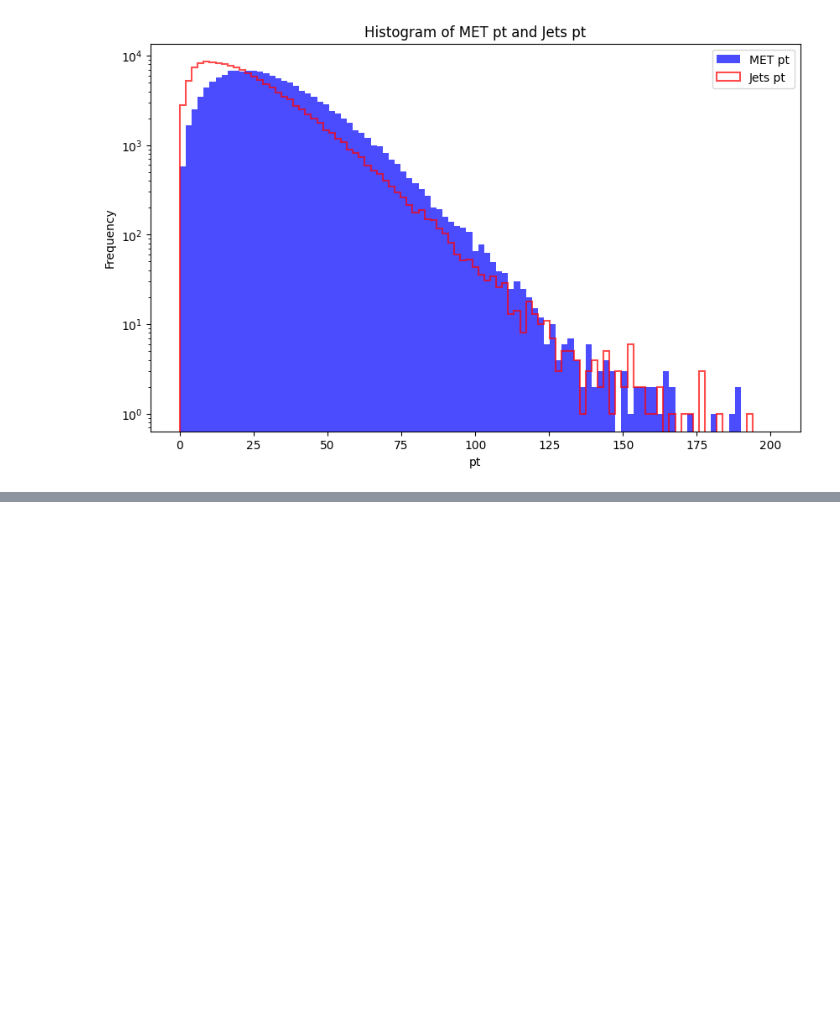
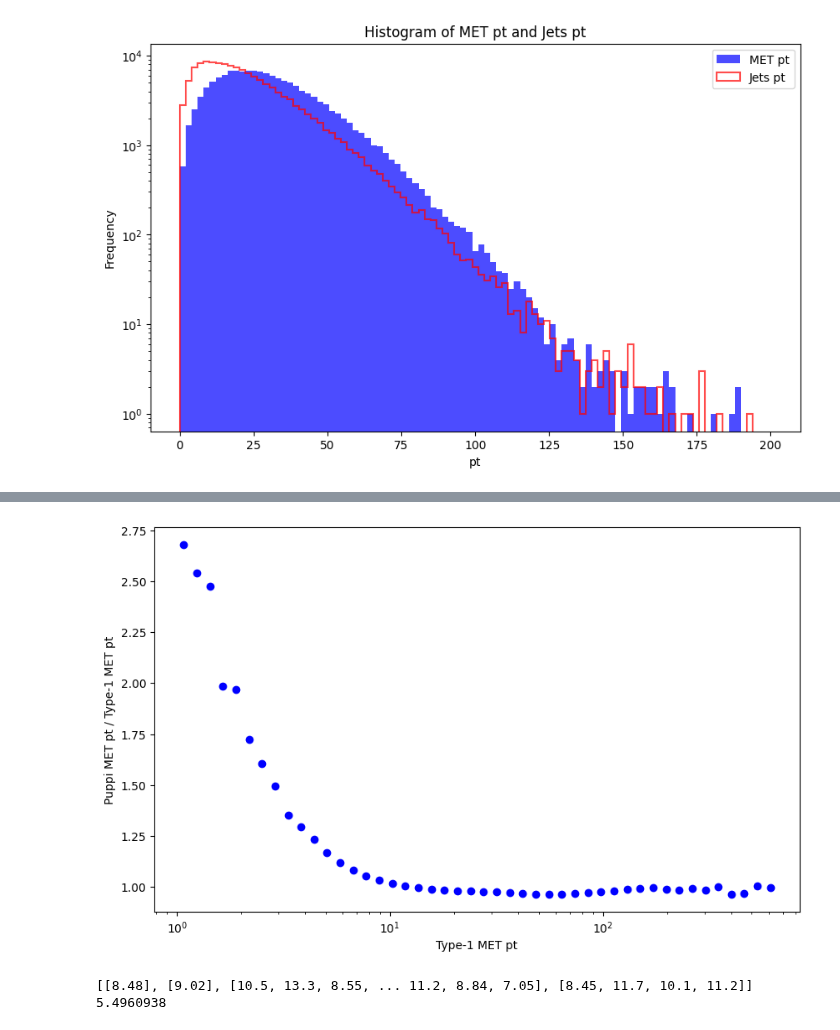
Before and after one commit to thierryharte/AnalysisConfigs, a Jupyter notebook: configs/MET_studies/MET_studies.ipynb, the cells around one changed output, grey strips where cells are left out. Saved outputs shown, nothing was run; the diff lists cells and outputs as text; code cells hidden in the pictures; blank space fills up the shorter version.

```diff
--- a/configs/MET_studies/MET_studies.ipynb
+++ b/configs/MET_studies/MET_studies.ipynb
@@ -375,0 +501,28 @@ plt.show()
+# %%
+#plot the average of the ratio for different bins of cal_met
+bins_met= np.logspace(0, 3, 50)  # Bins for MET pt from 1 to 1000
+bin_means = []
+bin_edges = []
+for i in range(len(bins_met) - 1):
+    mask = (cal_met.pt >= bins_met[i]) & (cal_met.pt < bins_met[i + 1])
+    if ak.count(cal_met.pt[mask]) > 0:
+        bin_mean = ak.mean(ratio_met[mask])
+        bin_means.append(bin_mean)
+        bin_edges.append((bins_met[i] + bins_met[i + 1]) / 2)
+
+plt.figure(figsize=(10, 6))
+plt.errorbar(bin_edges, bin_means, yerr=ak.std(ratio_met[mask]), fmt='o', label='Mean Ratio MET / Corrected MET', color='blue')
+plt.xlabel('Type-1 MET pt')
+plt.ylabel('Puppi MET pt / Type-1 MET pt')
+plt.xscale('log')
+plt.show()
+# %% [output]
+[figure, added]
+# %%
+low_pt_jet=events.CorrT1METJet.rawPt
+print(low_pt_jet, ak.min(low_pt_jet))
+
+# correct the met
+# cal_met_low_pt = met_correction_after_jec(events, "RawPuppiMET", jet_raw, low_pt_jet)
+# %% [output]
+[[8.48], [9.02], [10.5, 13.3, 8.55, ... 11.2, 8.84, 7.05], [8.45, 11.7, 10.1, 11.2]] 5.4960938
```
Also changed, not shown: parts of 10 cells of this notebook, 1 other file.
